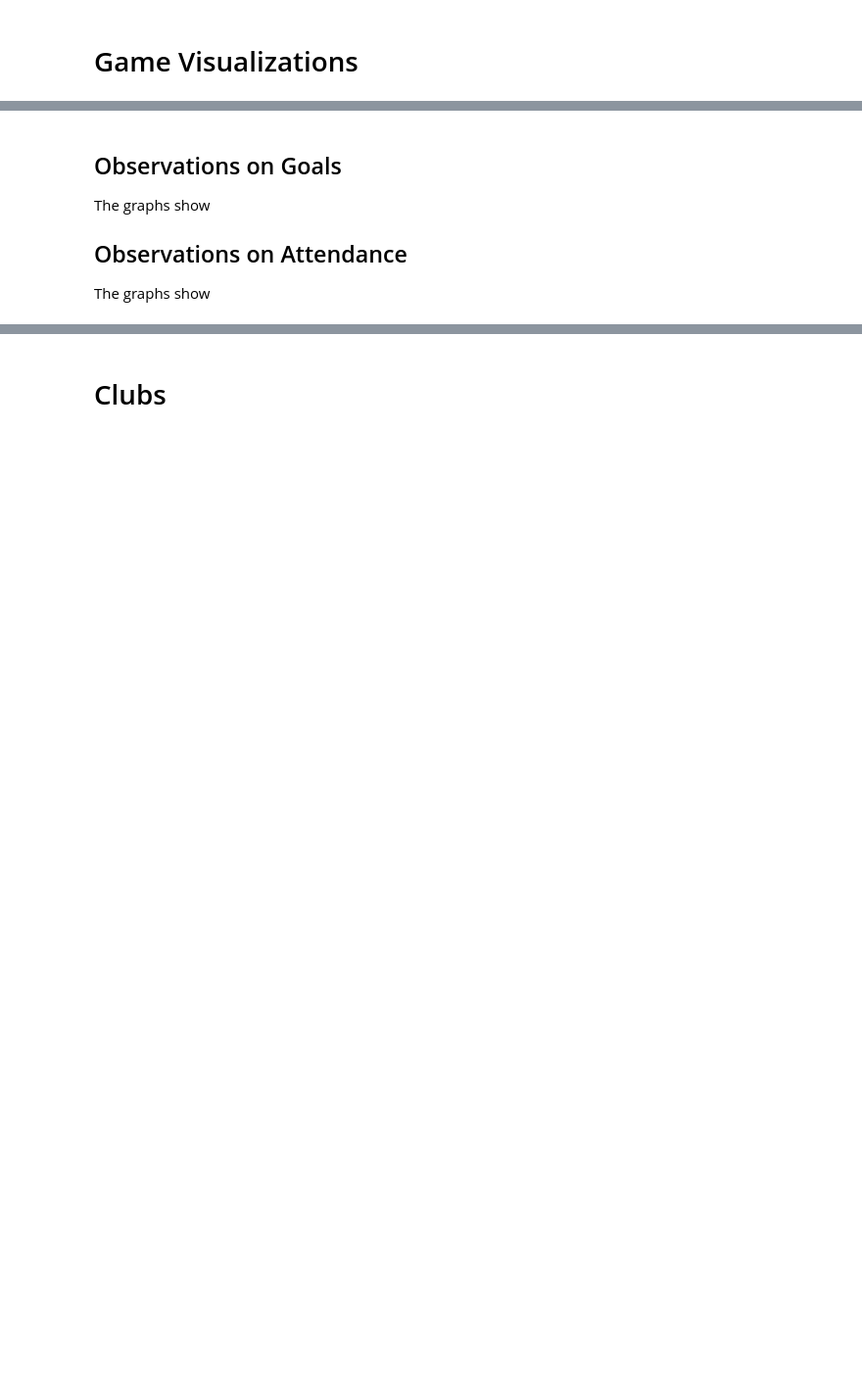
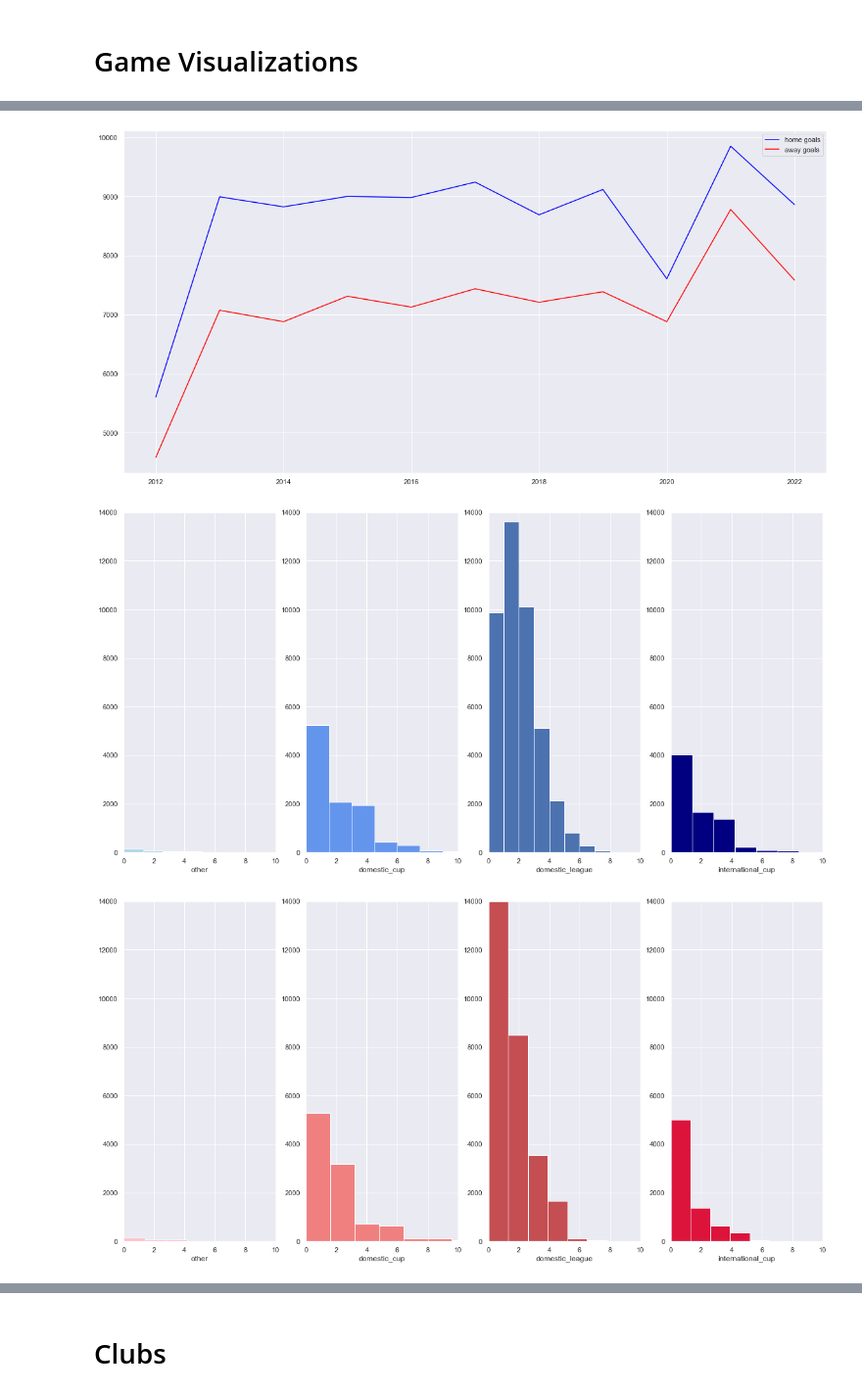
Before and after one commit to davidcoxon/Kaggle, a Jupyter notebook: Football/Transfermarket2.ipynb, the cells around one changed output, grey strips where cells are left out. Shown at 98% size. Cells and saved outputs as stored; diff of their text form; code cells hidden in the pictures; blank space fills up the shorter version.

Commit message:
Update Transfermarket2.ipynb
updates to club visualisations

```diff
--- a/Football/Transfermarket2.ipynb
+++ b/Football/Transfermarket2.ipynb
@@ -517,8 +473,59 @@ Index(['game_id', 'competition_id', 'competition_type', 'season', 'round', 'date
-# %% [markdown]
-## Observations on Goals
-
-The graphs show
-
-## Observations on Attendance
-
-The graphs show
+# %%
+print(games_df.columns)
+print(games_df.shape)
+#print(games_df.goals.head())
+#print(games_df.datetime.head())
+
+#add year to game valuations
+games_df['datetime']=pd.to_datetime(games_df['date'], format="%Y-%m-%d")
+games_df['year']=games_df['datetime'].dt.year
+
+#filter range
+games_df = games_df[(games_df.year > 2004 ) & (games_df.year < 2023 )]
+
+# annual home versus away goals
+yeargroups1 = games_df.loc[:,['home_club_goals', 'year']].groupby(['year']).sum().sort_values(by='year', ascending=True)
+yeargroups2 = games_df.loc[:,['away_club_goals', 'year']].groupby(['year']).sum().sort_values(by='year', ascending=True)
+plt.plot(yeargroups1.index,yeargroups1,color='blue',label='home goals')
+plt.plot(yeargroups2.index,yeargroups2,color='red',label='away goals')
+plt.legend()
+plt.show()
+
+#home goals by competition type
+n=1;colour=['b','lightblue','cornflowerblue','b','navy']
+competition_type=games_df.competition_type.unique()
+for type in competition_type:
+    plt.subplot(1,4,n);n=n+1
+    games_df1 = games_df[(games_df.competition_type==type)]
+    plt.hist(games_df1['home_club_goals'],color=colour[n-1])
+    plt.ylim(0,14000);plt.xlim(0,10)
+    plt.xlabel(type)
+plt.show()
+
+#away goals by competition type
+n=1;colour=['yellow','pink','lightcoral','r','crimson','brick']
+for type in competition_type:
+    plt.subplot(1,4,n);n=n+1
+    games_df1 = games_df[(games_df.competition_type==type)]
+    plt.hist(games_df1['away_club_goals'],color=colour[n-1])
+    plt.ylim(0,14000);plt.xlim(0,10)
+    plt.xlabel(type)
+plt.show()
+
+# distribution of attendances
+plt.hist(games_df['attendance'])
+plt.title('Distribution of attendances')
+plt.xlabel('Attendance')
+plt.show()
+
+# valuation by position
+n=1;colour=['yellow','r','orange','b','g'];years=games_df['year'].unique()
+print(years)
+for year in years:
+    plt.subplot(1,len(years),n);n=n+1
+    attendance_df1 = games_df[(games_df.year==year)]
+    plt.hist(attendance_df1['attendance'])
+    plt.ylim(0,4000)
+    plt.xlabel(year)
+plt.show()
+# %% [output]
@@ -524,0 +534,3 @@ The graphs show
+[figure, added]
+[figure, added]
+[figure, added]
```
Also changed, not shown: parts of 7 cells of this notebook.
